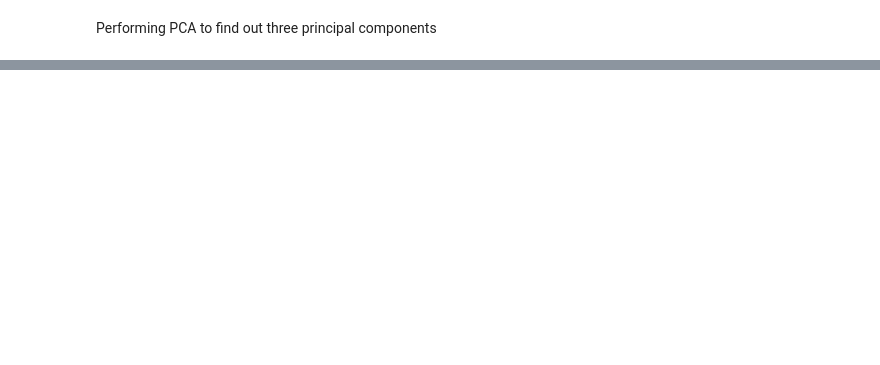
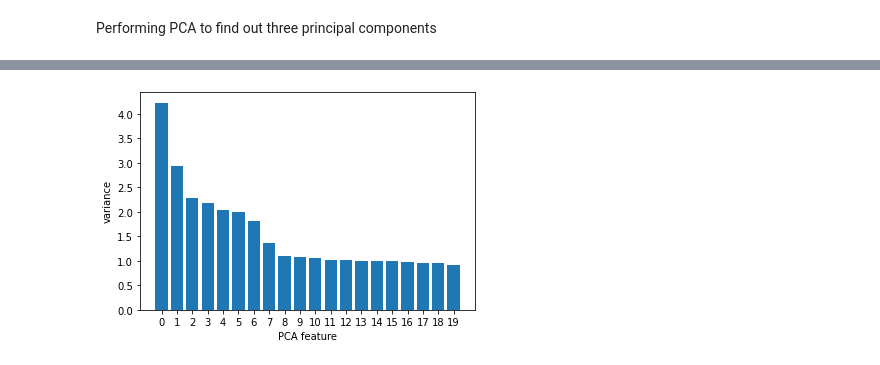
Before and after one commit to GaikwadChinmay/Trade-Markets-Analytics, a Jupyter notebook: Trade_markets.ipynb, the cells around one changed output, grey strips where cells are left out. Cells and saved outputs as stored; diff of their text form; code cells hidden in the pictures; blank space fills up the shorter version.

```diff
--- a/Trade_markets.ipynb
+++ b/Trade_markets.ipynb
@@ -434,0 +500,9 @@ Performing PCA to find out three principal components
+# %%
+features = range(0,pca.n_components_)
+plt.bar(features, pca.explained_variance_)
+plt.xlabel('PCA feature')
+plt.ylabel('variance')
+plt.xticks(features)
+plt.show()
+# %% [output]
+[figure, added]
```
Also changed, not shown: parts of 22 cells of this notebook.
